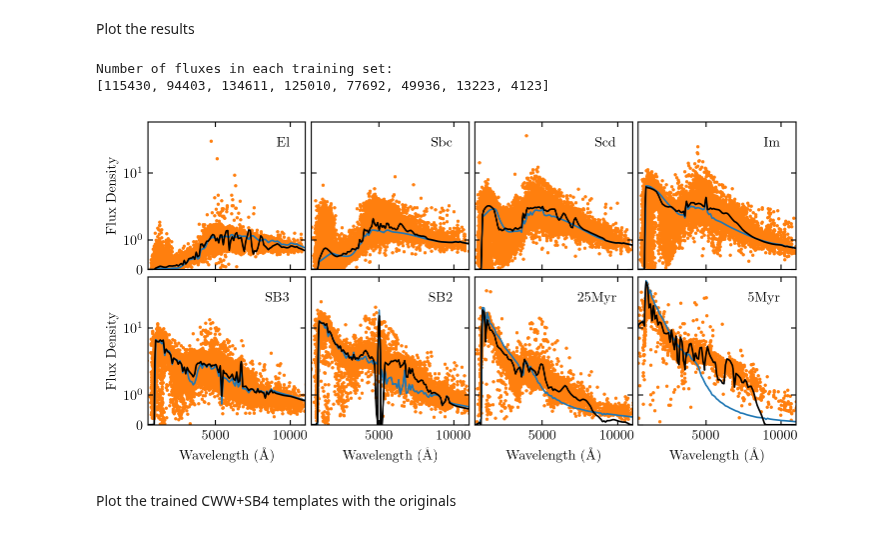
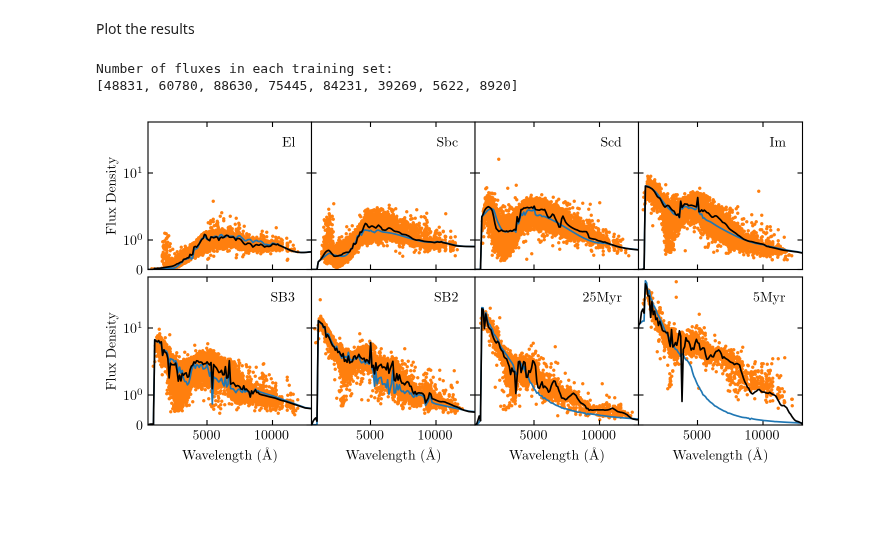
Before and after one commit to dirac-institute/photoz_template_learning, a Jupyter notebook: training_cwwsb4.ipynb, the cells around one changed output. Cells and saved outputs as stored; diff of their text form; code cells hidden in the pictures; blank space fills up the shorter version.

Commit message:
Replaced the y filter with the correct file. Ran training on CWW+SB4, and plotted new BPZ results.

```diff
--- a/training_cwwsb4.ipynb
+++ b/training_cwwsb4.ipynb
@@ -80,0 +83,8 @@ cwwsb4_templates['5Myr'] = sed
+# %%
+template = cwwsb4_templates['SB2']
+plt.plot(template.wavelen,template.flambda)
+idx = np.fabs(template.wavelen-5000).argmin()
+template.flambda[idx] /= 4
+plt.plot(template.wavelen,template.flambda)
+plt.ylim(0,15)
+plt.show()
@@ -124,7 +136,7 @@ Number of fluxes in each training set:
 Now train the templates
 # %%
 %%time
-trained_templates, final_sets = train_templates(cwwsb4_templates, galaxies, bandpass_dict, N_iter=1, w=2, renorm=False)
+trained_templates, final_sets = train_templates(cwwsb4_templates, galaxies, bandpass_dict, N_iter=3, w=2, renorm=False)
 # %% [output]
 Round 1/5
 Round 2/5
@@ -151,49 +163,47 @@ Save the results!
 # %% [markdown]
 Plot the results
 # %%
-# Load the trained templates from files if you didn't run the training algorithm
+""""# Load the trained templates from files if you didn't run the training algorithm
 trained_templates = dict()
 for template in cwwsb4_templates:
     x,y = np.loadtxt('templates/'+template+'_trained.sed',unpack=True)
     trained_templates[template] = Sed(x,y)
 
-final_sets = create_training_sets(trained_templates, galaxies, bandpass_dict)
+final_sets = create_training_sets(trained_templates, galaxies, bandpass_dict)"""";
 # %%
 fig, axes = plt.subplots(2,4,sharex='all',sharey='all',figsize=(twocol,1/2*twocol))
 
 print("Number of fluxes in each training set:")
 print([len(i) for i in final_sets.values()])
 
 for (ax,template) in zip(axes.flatten(),trained_templates):
 
     wavelen = [row[0] for row in final_sets[template]]
     fluxes = [row[1] for row in final_sets[template]]
     ax.scatter(wavelen, fluxes, s=2, c="C1")
 
     sed = cwwsb4_templates[template]
     ax.plot(sed.wavelen, sed.flambda, ls="-", c="C0")
 
     sed = trained_templates[template]
     ax.plot(sed.wavelen, sed.flambda, ls="-", c="k")
 
     ax.text(0.9,0.9,template,transform=ax.transAxes,ha="right",va="top")
 
-plt.xlim(500,11000)
+plt.xlim(500,13000)
 plt.ylim(0,90)
 plt.yscale('symlog')
 
 for ax in axes[-1,:]:
     ax.set_xlabel('Wavelength ($\mathrm{\AA}$)')
 for ax in axes[:,0]:
     ax.set_ylabel('Flux Density')
 
 fig.tight_layout(pad=0.5, h_pad=0, w_pad=0)
 plt.show()
 
-fig.savefig('plots/cwwsb4_trained.png')
+#fig.savefig('plots/cwwsb4_trained.png')
 # %% [output]
 Number of fluxes in each training set:
-[115430, 94403, 134611, 125010, 77692, 49936, 13223, 4123]
+[48831, 60780, 88630, 75445, 84231, 39269, 5622, 8920]
-[figure, old version]
+[figure, new version]
-# %% [markdown]
-Plot the trained CWW+SB4 templates with the originals
```
Also changed, not shown: parts of 7 cells of this notebook, 23 other files.
